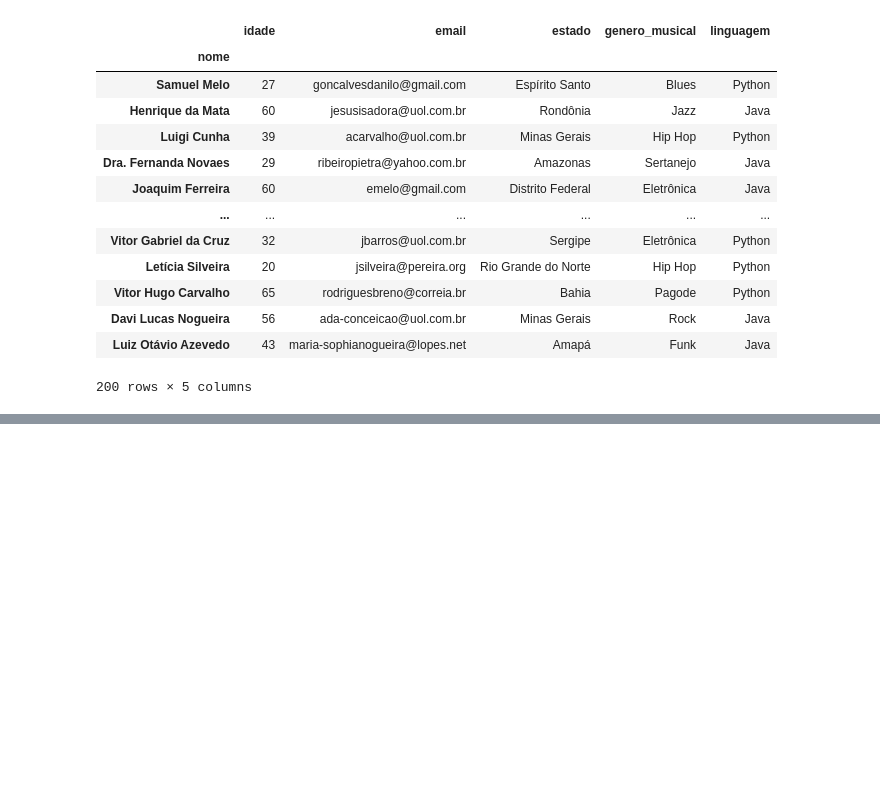
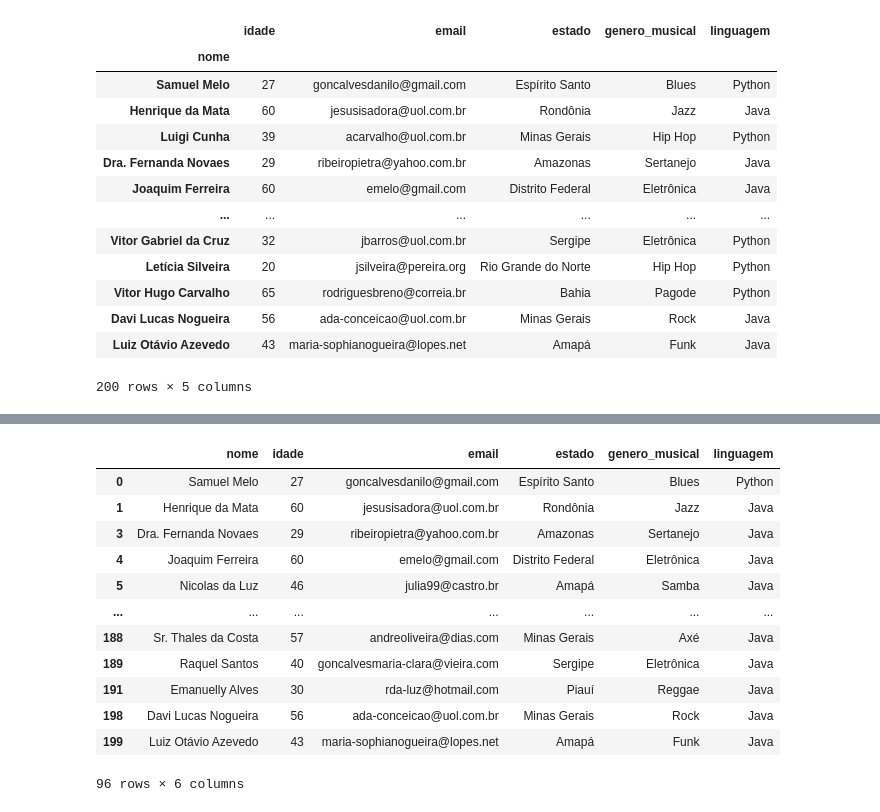
Before and after one commit to ericksonlopes/Practicing_Pandas, a Jupyter notebook: 03_kaggle_learn_pandas/02_indexacao_selecao_atribuicao.ipynb, the cells around one changed output, grey strips where cells are left out. Drawn from its saved outputs; the diff is of its cells as text; code cells hidden in the pictures; blank space fills up the shorter version.

```diff
--- a/03_kaggle_learn_pandas/02_indexacao_selecao_atribuicao.ipynb
+++ b/03_kaggle_learn_pandas/02_indexacao_selecao_atribuicao.ipynb
@@ -166,0 +212,18 @@ reviews.set_index('nome')
+# %%
+# Exibir apenas os campos se a condição for True
+# OU
+reviews.loc[(reviews.linguagem == 'Java') | (reviews.genero_musical == 'Blues')]
+# %% [output]
+|  | nome | idade | email | estado | genero_musical | linguagem |
+| 0 | Samuel Melo | 27 | goncalvesdanilo@gmail.com | Espírito Santo | Blues | Python |
+| 1 | Henrique da Mata | 60 | jesusisadora@uol.com.br | Rondônia | Jazz | Java |
+| 3 | Dra. Fernanda Novaes | 29 | ribeiropietra@yahoo.com.br | Amazonas | Sertanejo | Java |
+| 4 | Joaquim Ferreira | 60 | emelo@gmail.com | Distrito Federal | Eletrônica | Java |
+| 5 | Nicolas da Luz | 46 | julia99@castro.br | Amapá | Samba | Java |
+| ... | ... | ... | ... | ... | ... | ... |
+| 188 | Sr. Thales da Costa | 57 | andreoliveira@dias.com | Minas Gerais | Axé | Java |
+| 189 | Raquel Santos | 40 | goncalvesmaria-clara@vieira.com | Sergipe | Eletrônica | Java |
+| 191 | Emanuelly Alves | 30 | rda-luz@hotmail.com | Piauí | Reggae | Java |
+| 198 | Davi Lucas Nogueira | 56 | ada-conceicao@uol.com.br | Minas Gerais | Rock | Java |
+| 199 | Luiz Otávio Azevedo | 43 | maria-sophianogueira@lopes.net | Amapá | Funk | Java |
+96 rows × 6 columns
```
Also changed, not shown: parts of 5 cells of this notebook.
